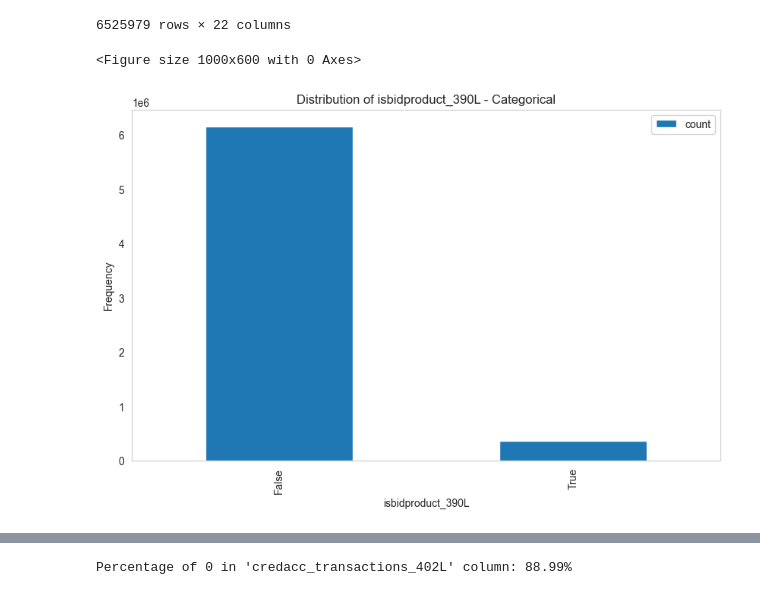
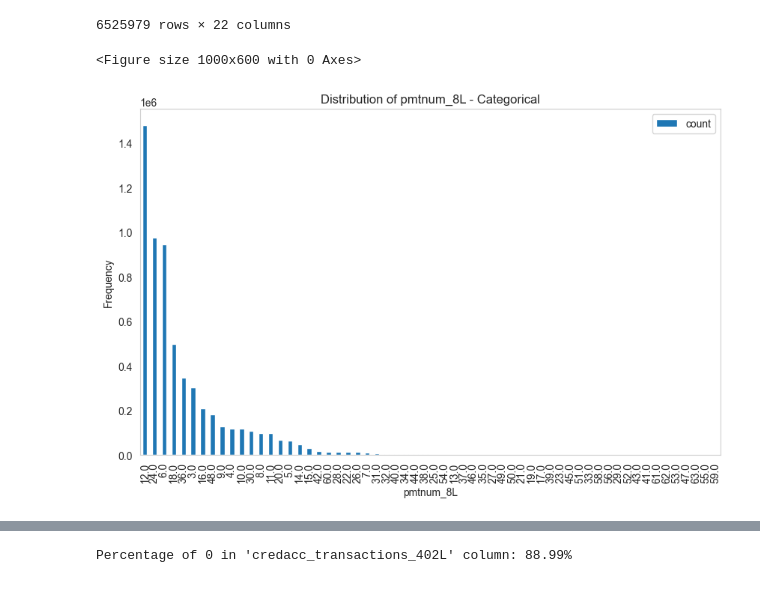
Before and after one commit to LyubomyrKl/Home-Credit---Credit-Risk-Model-Stability, a Jupyter notebook: data_eda.ipynb, the cells around one changed output, grey strips where cells are left out. Saved outputs shown, nothing was run; the diff lists cells and outputs as text; code cells hidden in the pictures.

```diff
--- a/data_eda.ipynb
+++ b/data_eda.ipynb
@@ -218,8 +218,8 @@ def plot_distribution(dataframe, column, bins='auto', title=None, xlabel=None, y
 # Assuming `df` is your pandas DataFrame and `column_name` is the column you want to plot
 # plot_distribution(df, 'column_name')
 # %%
-plot_distribution(train_df, "isbidproduct_390L")
+plot_distribution(train_df, "pmtnum_8L")
 # %% [output]
 <Figure size 1000x600 with 0 Axes>
-[figure, old version]
+[figure, new version]
 # %%
```
Also changed, not shown: parts of 4 cells of this notebook.
